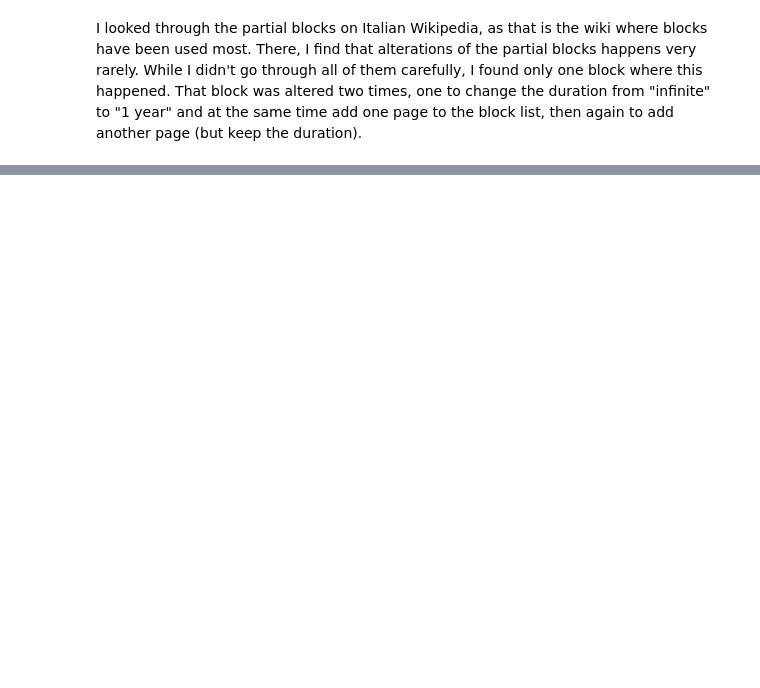
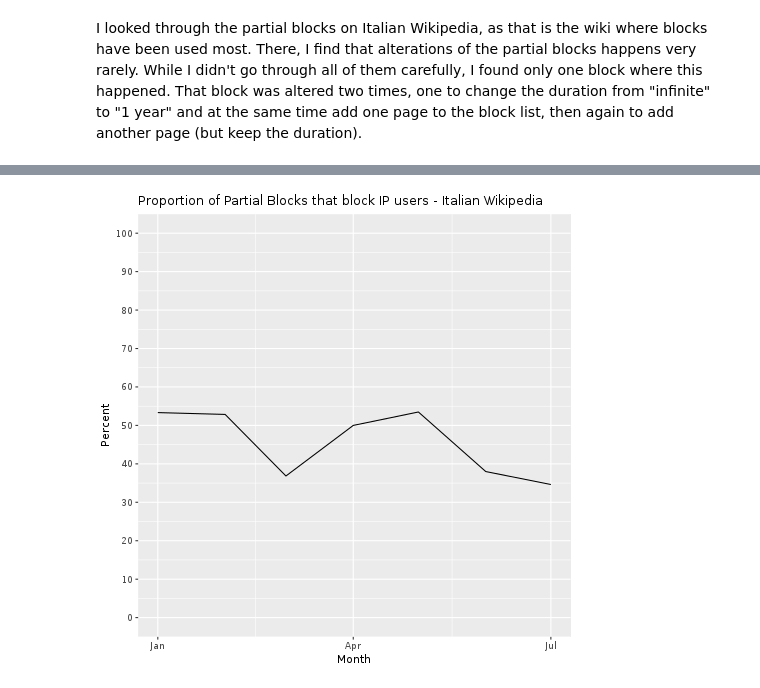
Before and after one commit to nettrom/AHT-block-effectiveness-2018, a Jupyter notebook: Partial block measurements.ipynb, the cells around one changed output, grey strips where cells are left out. Saved outputs shown, nothing was run; the diff lists cells and outputs as text; code cells hidden in the pictures; blank space fills up the shorter version.

Commit message:
Update graphs and datasets with recent data
Also updates with work-in-progress code for handling blocks getting
altered (e.g. extended, new namespaces/pages, etc).

```diff
--- a/Partial block measurements.ipynb
+++ b/Partial block measurements.ipynb
@@ -315,7 +327,7 @@ make_pb_graphs = function(pbs, graph_dir, prefix, suffix) {
 
         block_day_plot = ggplot(blocks_per_day_long,
                                 aes(x=log_date, y=num_blocks, color=measure)) +
-        scale_x_date(date_breaks = "1 week", date_labels = "%d %b") +
+        scale_x_date(date_breaks = "1 month", date_labels = "%d %b") +
         scale_y_continuous() +
         scale_colour_manual(values = b_palette) +
         expand_limits(y = 0) +
@@ -735,0 +890,27 @@ I looked through the partial blocks on Italian Wikipedia, as that is the wiki wh
+# %%
+## From https://stackoverflow.com/a/81899
+import socket
+
+def check_ip(ip_string):
+    try:
+        ## quick check if it looks like an IPv6 string
+        if '::' in ip_string:
+            socket.inet_pton(socket.AF_INET6, ip_string)
+        else:
+            socket.inet_pton(socket.AF_INET, ip_string)
+        return True
+    except socket.error:
+        return False
+
+partial_blocks['blockee_is_ip'] = partial_blocks.blockee.map(check_ip)
+# %%
+partial_blocks['log_month'] = partial_blocks['log_timestamp'].map(lambda x: x.strftime('%Y-%m-01'))
+# %%
+it_ips_monthly = (partial_blocks.loc[partial_blocks.wiki == 'itwiki']
+                  .groupby(['log_month', 'blockee_is_ip'])['wiki']
+                  .count().reset_index()
+                  .rename(columns = {'wiki' : 'n'}))
+
+it_ips_monthly['percent'] = (
+    100 * it_ips_monthly['n'] /
+    it_ips_monthly.groupby(['log_month'])['n'].transform('sum'))
@@ -735,0 +935,17 @@ I looked through the partial blocks on Italian Wikipedia, as that is the wiki wh
+# %%
+%%R -i it_ips_monthly
+
+it_ips_monthly = data.table(it_ips_monthly);
+it_ips_monthly[, log_month := as.Date(log_month)]
+
+g = ggplot(it_ips_monthly[blockee_is_ip == TRUE],
+           aes(x = log_month, y = percent)) +
+scale_x_date("Month") +
+scale_y_continuous("Percent", lim = c(0, 100), breaks = c(0:10)*10) +
+ggtitle("Proportion of Partial Blocks that block IP users - Italian Wikipedia") +
+geom_line()
+ggsave("graphs/itwiki_partial_prop_ip.png",
+       plot = g, width = 30, height = 20, units = "cm", dpi = "screen");
+g
+# %% [output]
+[figure, added]
```
Also changed, not shown: parts of 35 cells of this notebook, 42 other files.
